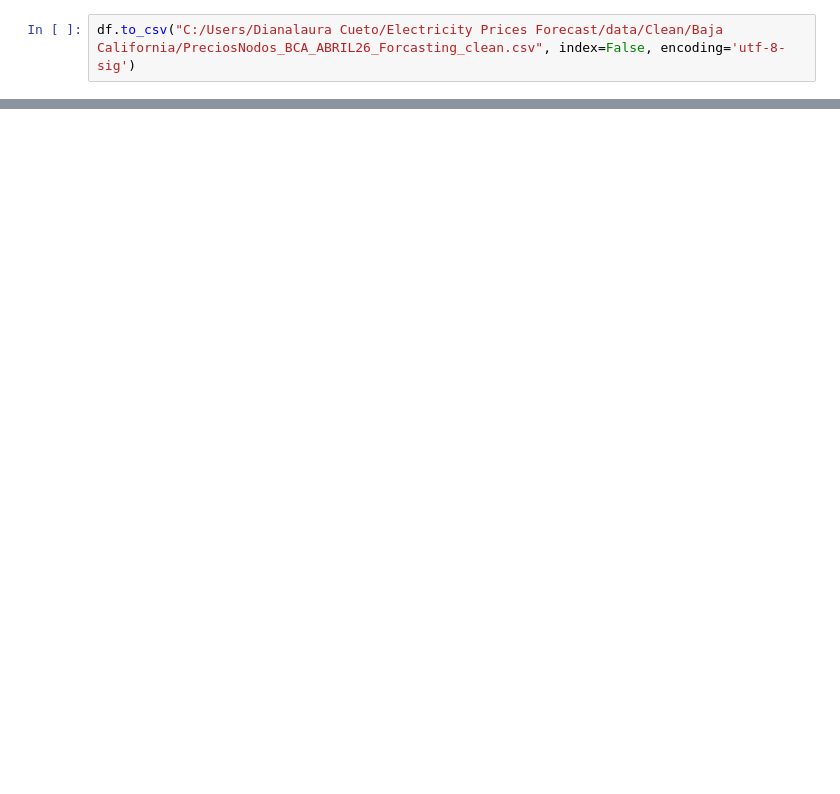
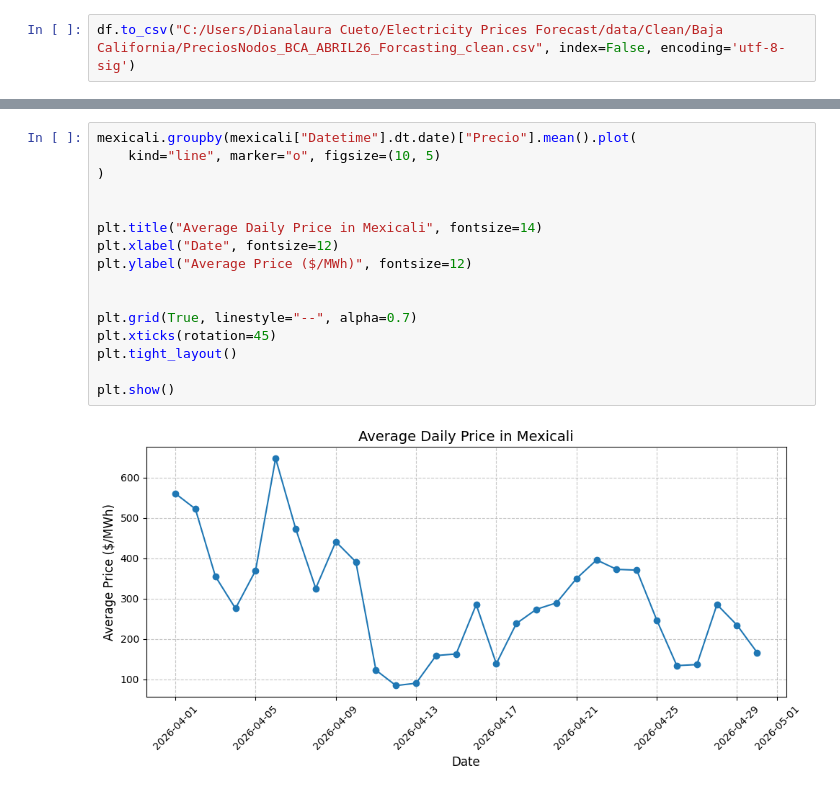
Before and after one commit to PimientaPepper20/mexico-energy-market-forecast, a Jupyter notebook: notebooks/02_data_forecastingpreparation.ipynb, the cells around one changed output, grey strips where cells are left out. Drawn from its saved outputs; the diff is of its cells as text; blank space fills up the shorter version.

```diff
--- a/notebooks/02_data_forecastingpreparation.ipynb
+++ b/notebooks/02_data_forecastingpreparation.ipynb
@@ -74,0 +108,18 @@ df.to_csv("C:/Users/Dianalaura Cueto/Electricity Prices Forecast/data/Clean/Baja
+# %%
+mexicali.groupby(mexicali["Datetime"].dt.date)["Precio"].mean().plot(
+    kind="line", marker="o", figsize=(10, 5)
+)
+
+
+plt.title("Average Daily Price in Mexicali", fontsize=14)
+plt.xlabel("Date", fontsize=12)
+plt.ylabel("Average Price ($/MWh)", fontsize=12)
+
+
+plt.grid(True, linestyle="--", alpha=0.7)
+plt.xticks(rotation=45)
+plt.tight_layout()
+
+plt.show()
+# %% [output]
+[figure, added]
```
Also changed, not shown: parts of 29 cells of this notebook, 3 other files.
